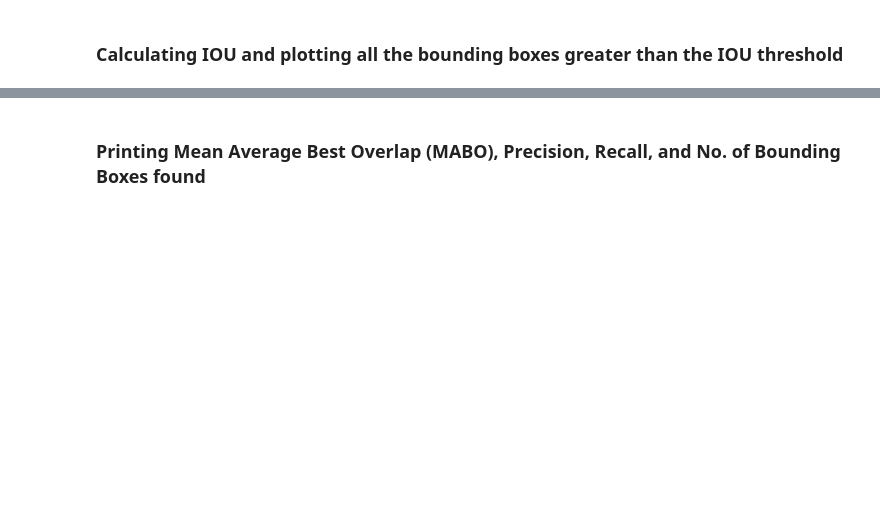
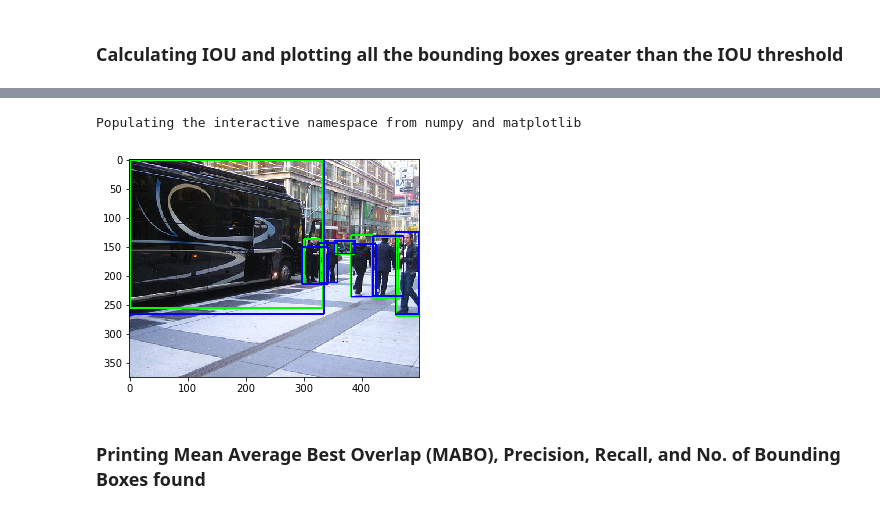
Before and after one commit to gs-ntiwari/Computer-Vision, a Jupyter notebook: SelectiveSearch.ipynb, the cells around one changed output, grey strips where cells are left out. Cells and saved outputs as stored; diff of their text form; code cells hidden in the pictures; blank space fills up the shorter version.

```diff
--- a/SelectiveSearch.ipynb
+++ b/SelectiveSearch.ipynb
@@ -55,3 +55,11 @@ Populating the interactive namespace from numpy and matplotlib
+# %%
+img_with_selectedBboxes=Utils.drawBoxesInImagePredBox(img_with_gt_bboxes, len(maxOverlap_bboxes), maxOverlap_bboxes, (0,0,255))
+%pylab inline
+plt.imshow(img_with_selectedBboxes)
+plt.show()
+# %% [output]
+Populating the interactive namespace from numpy and matplotlib
+[figure, added]
 # %% [markdown]
 ### Printing Mean Average Best Overlap (MABO), Precision, Recall, and No. of Bounding Boxes found
 # %%
```
Also changed, not shown: parts of 5 cells of this notebook, 1 other file.
